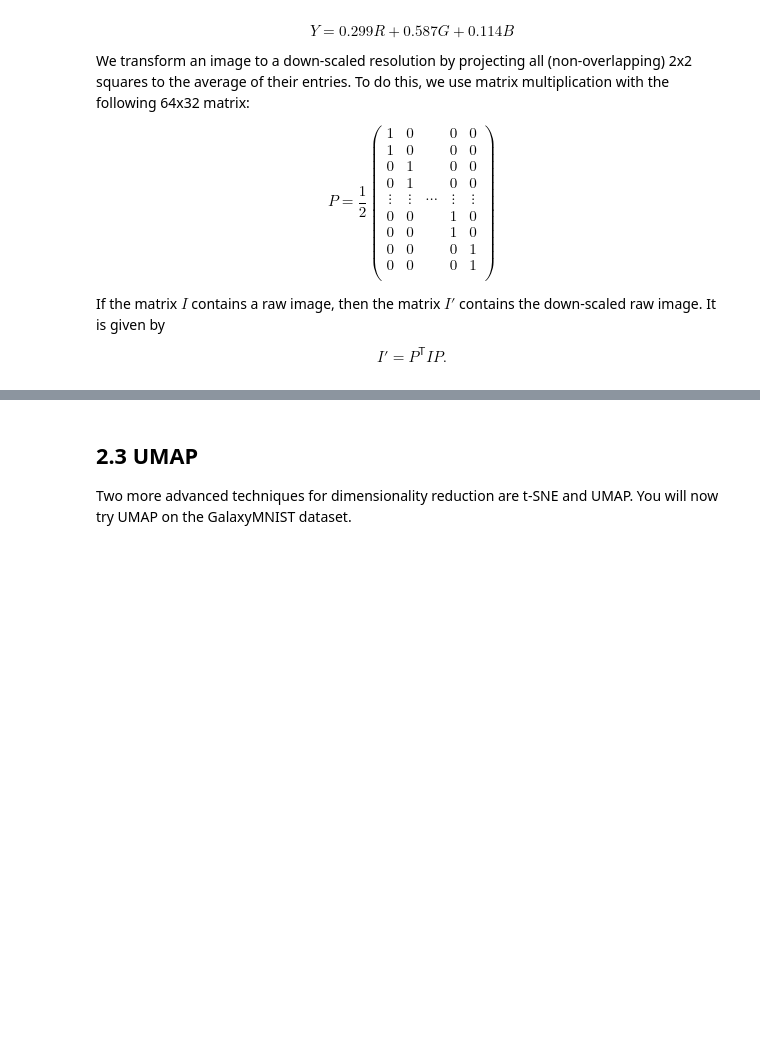
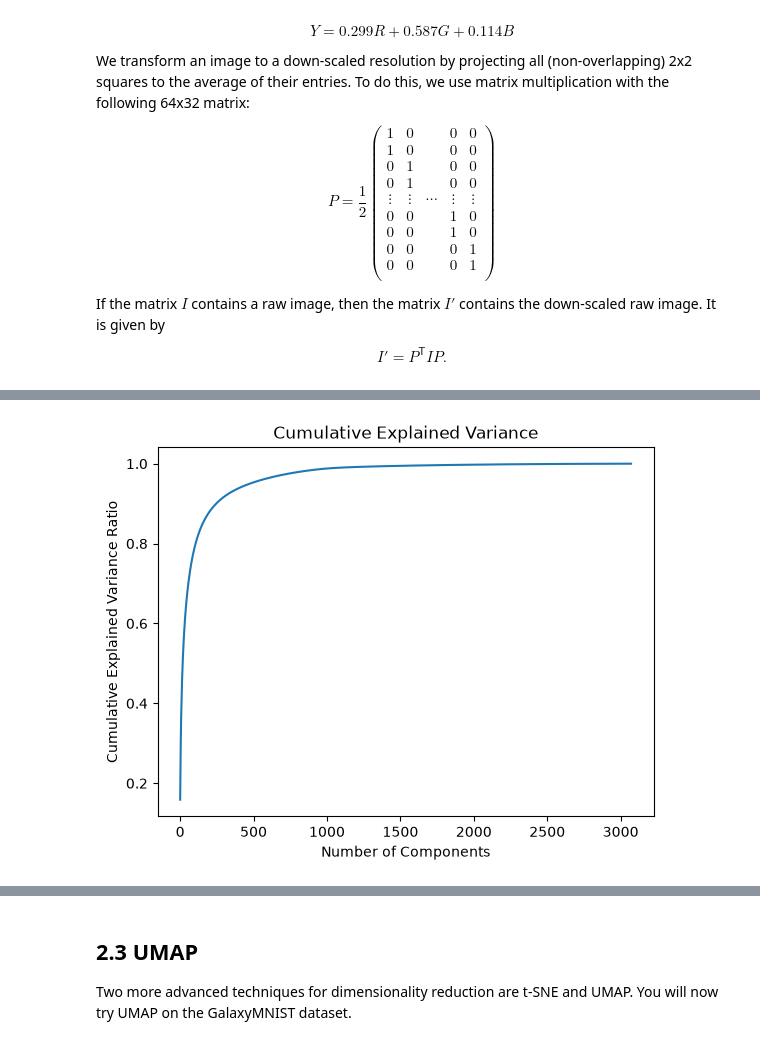
Before and after one commit to Just-Neptun/FP, a Jupyter notebook: S10 Machine Learning/ml_fp/part2.ipynb, the cells around one changed output, grey strips where cells are left out. Cells and saved outputs as stored; diff of their text form; code cells hidden in the pictures; blank space fills up the shorter version.

```diff
--- a/S10 Machine Learning/ml_fp/part2.ipynb
+++ b/S10 Machine Learning/ml_fp/part2.ipynb
@@ -147,0 +234,13 @@ PCA can be used to create visualizations as well as analyze variance in the data
+# %%
+fig, ax = plt.subplots()
+
+explained_variance = np.cumsum(eigval) / eigval.sum()
+ax.plot(np.arange(len(explained_variance)), explained_variance)
+
+ax.set_title("Cumulative Explained Variance")
+ax.set_xlabel("Number of Components")
+ax.set_ylabel("Cumulative Explained Variance Ratio")
+
+plt.show(fig)
+# %% [output]
+[figure, added]
```
Also changed, not shown: parts of 15 cells of this notebook, 1 other file.
